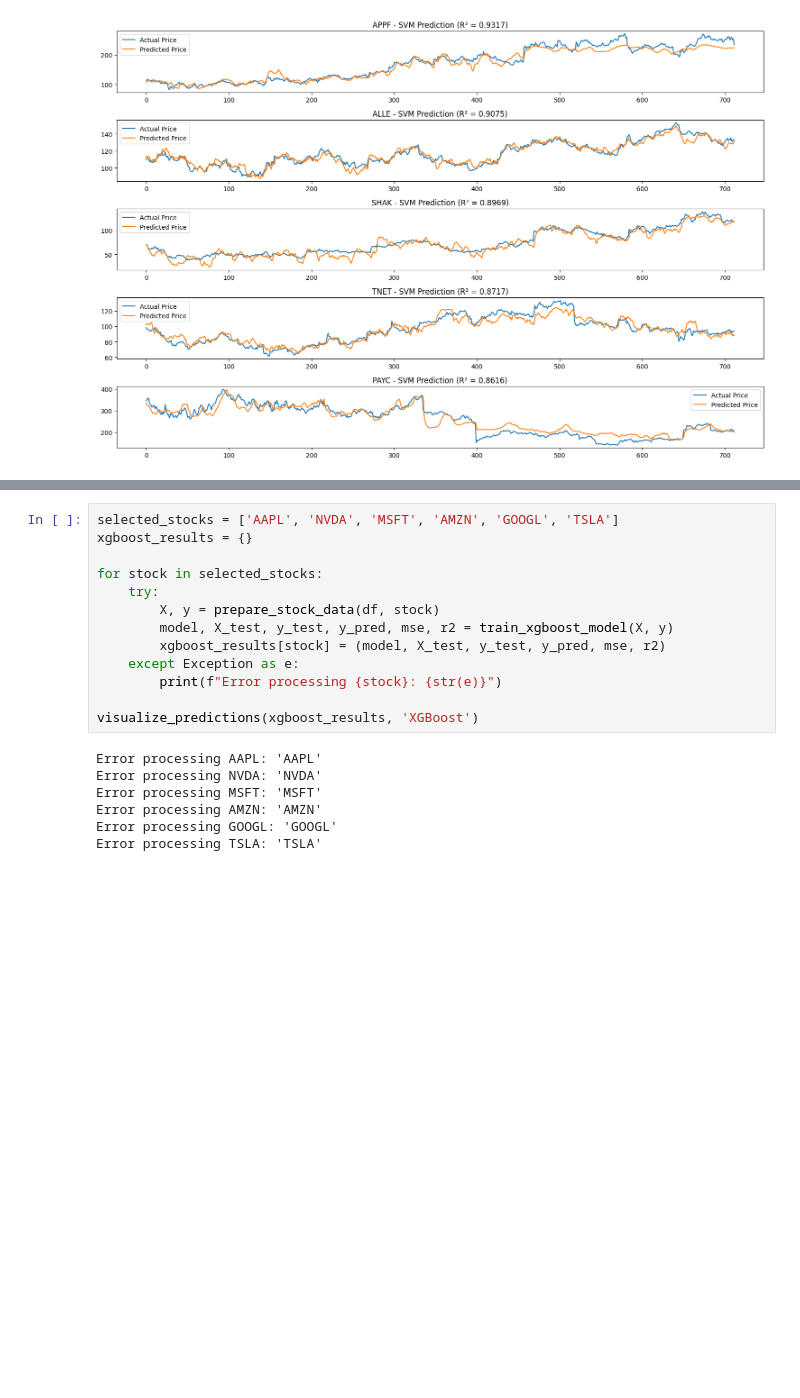
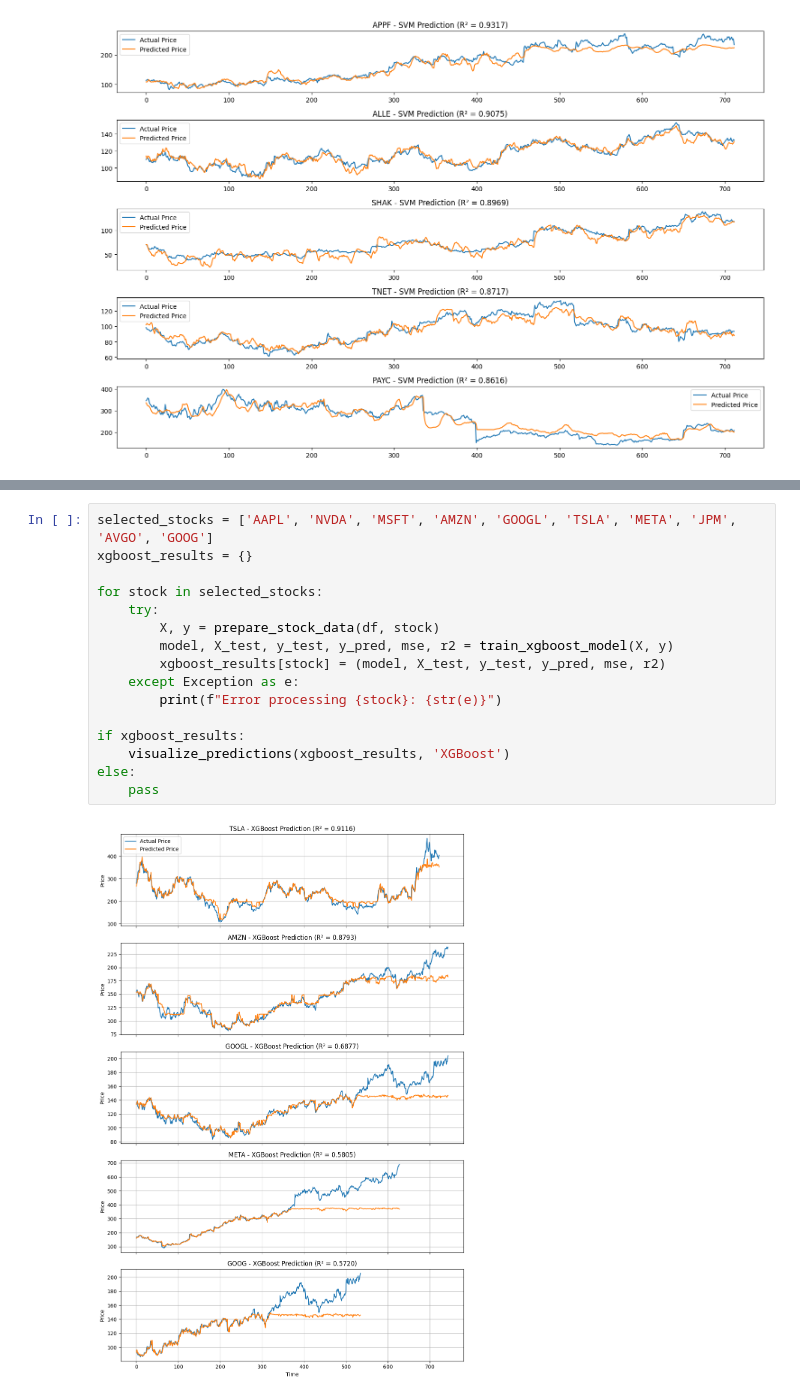
Before and after one commit to jiayuezhang84/data-mining-in-algo-trading, a Jupyter notebook: CS6220 FINAL PROJECT.ipynb, the cells around one changed output, grey strips where cells are left out. Cells and saved outputs as stored; diff of their text form; blank space fills up the shorter version.

Commit message:
Added XGBoost code

```diff
--- a/CS6220 FINAL PROJECT.ipynb
+++ b/CS6220 FINAL PROJECT.ipynb
@@ -1012,20 +1019,18 @@ def visualize_predictions(results, model_name):
 # %%
-selected_stocks = ['AAPL', 'NVDA', 'MSFT', 'AMZN', 'GOOGL', 'TSLA']
+selected_stocks = ['AAPL', 'NVDA', 'MSFT', 'AMZN', 'GOOGL', 'TSLA', 'META', 'JPM', 'AVGO', 'GOOG']
 xgboost_results = {}
 
 for stock in selected_stocks:
     try:
         X, y = prepare_stock_data(df, stock)
         model, X_test, y_test, y_pred, mse, r2 = train_xgboost_model(X, y)
         xgboost_results[stock] = (model, X_test, y_test, y_pred, mse, r2)
     except Exception as e:
         print(f"Error processing {stock}: {str(e)}")
 
-visualize_predictions(xgboost_results, 'XGBoost')
+if xgboost_results:
+    visualize_predictions(xgboost_results, 'XGBoost')
+else:
+    pass
 # %% [output]
-Error processing AAPL: 'AAPL'
-Error processing NVDA: 'NVDA'
-Error processing MSFT: 'MSFT'
-Error processing AMZN: 'AMZN'
-Error processing GOOGL: 'GOOGL'
-Error processing TSLA: 'TSLA'
+[figure, added]
```
Also changed, not shown: parts of 1 cell of this notebook, 1 other file.
